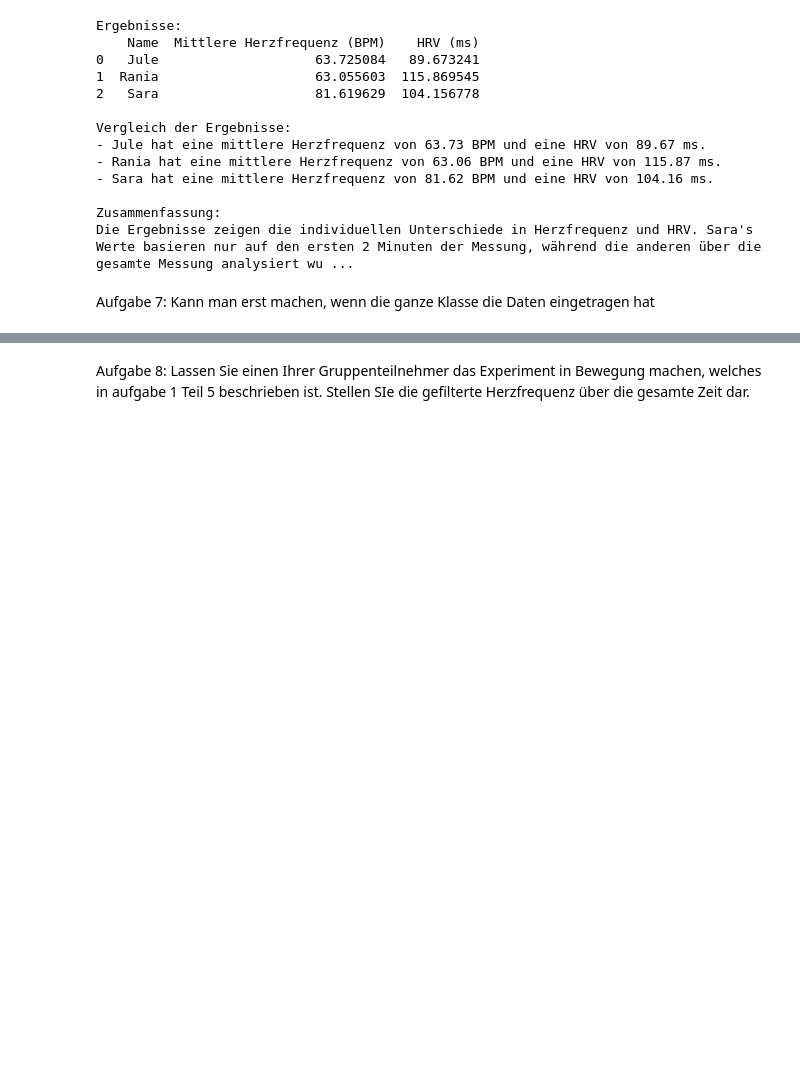
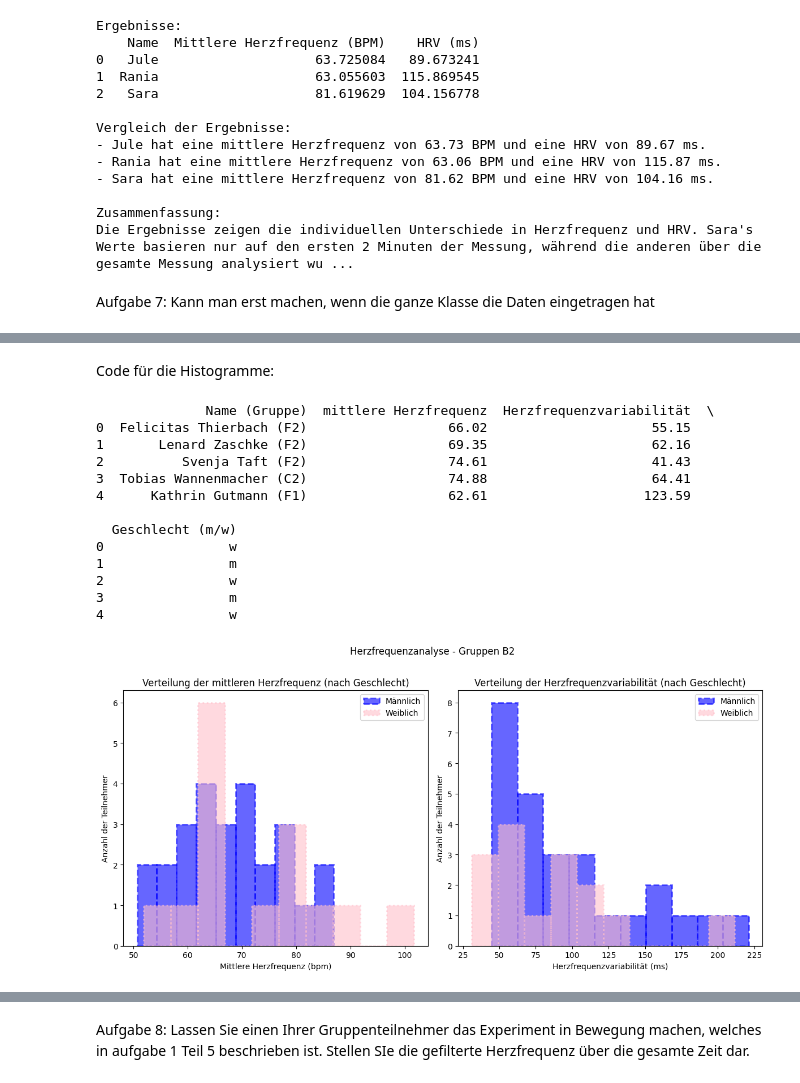
Before and after one commit to raniaxshehata/Biosignal_Praktikum_2, a Jupyter notebook: MainCode2_bearbeitetRS.ipynb, the cells around one changed output, grey strips where cells are left out. Drawn from its saved outputs; the diff is of its cells as text; code cells hidden in the pictures; blank space fills up the shorter version.

```diff
--- a/MainCode2_bearbeitetRS.ipynb
+++ b/MainCode2_bearbeitetRS.ipynb
@@ -640,0 +660,55 @@ df.to_csv('HeartRateData_cleaned.csv', index=False)
+# %% [markdown]
+Code für die Histogramme:
+# %%
+# Laden der CSV-Datei
+df = pd.read_csv('HeartRateData_cleaned.csv')
+
+# Überprüfen der Struktur der Daten (die Spalten und die ersten paar Zeilen)
+print(df.head())
+
+# Erstellen von zwei Histogrammen, eines für die mittlere Herzfrequenz und eines für die Variabilität
+plt.figure(figsize=(12, 6))
+
+# Histogramm für die mittlere Herzfrequenz
+plt.subplot(1, 2, 1)
+df_male = df[df['Geschlecht (m/w)'] == 'm']
+df_female = df[df['Geschlecht (m/w)'] == 'w']
+
+plt.hist(df_male['mittlere Herzfrequenz'], bins=10, alpha=0.6, color='blue', edgecolor='blue', linestyle='--', linewidth=2, label='Männlich')
+plt.hist(df_female['mittlere Herzfrequenz'], bins=10, alpha=0.6, color='pink',edgecolor='pink', linestyle=':', linewidth=2, label='Weiblich')
+plt.title('Verteilung der mittleren Herzfrequenz (nach Geschlecht)')
+plt.xlabel('Mittlere Herzfrequenz (bpm)')
+plt.ylabel('Anzahl der Teilnehmer')
+plt.legend()
+
+# Histogramm für die Herzfrequenzvariabilität
+plt.subplot(1, 2, 2)
+plt.hist(df_male['Herzfrequenzvariabilität'], bins=10, alpha=0.6, color='blue', edgecolor='blue', linestyle='--', linewidth=2, label='Männlich')
+plt.hist(df_female['Herzfrequenzvariabilität'], bins=10, alpha=0.6, color='pink', edgecolor='pink', linestyle=':', linewidth=2, label='Weiblich')
+plt.title('Verteilung der Herzfrequenzvariabilität (nach Geschlecht)')
+plt.xlabel('Herzfrequenzvariabilität (ms)')
+plt.ylabel('Anzahl der Teilnehmer')
+plt.legend()
+
+# Hinzufügen des Gruppennamen zur Beschriftung
+plt.suptitle('Herzfrequenzanalyse - Gruppen B2')
+
+# Anzeigen des Plots
+plt.tight_layout()
+plt.subplots_adjust(top=0.85)  # Platz für den Titel
+plt.show()
+# %% [output]
+              Name (Gruppe)  mittlere Herzfrequenz  Herzfrequenzvariabilität  \
+0  Felicitas Thierbach (F2)                  66.02                     55.15
+1       Lenard Zaschke (F2)                  69.35                     62.16
+2          Svenja Taft (F2)                  74.61                     41.43
+3  Tobias Wannenmacher (C2)                  74.88                     64.41
+4      Kathrin Gutmann (F1)                  62.61                    123.59
+
+  Geschlecht (m/w)
+0                w
+1                m
+2                w
+3                m
+4                w
+[figure, added]
```
Also changed, not shown: parts of 9 cells of this notebook.
